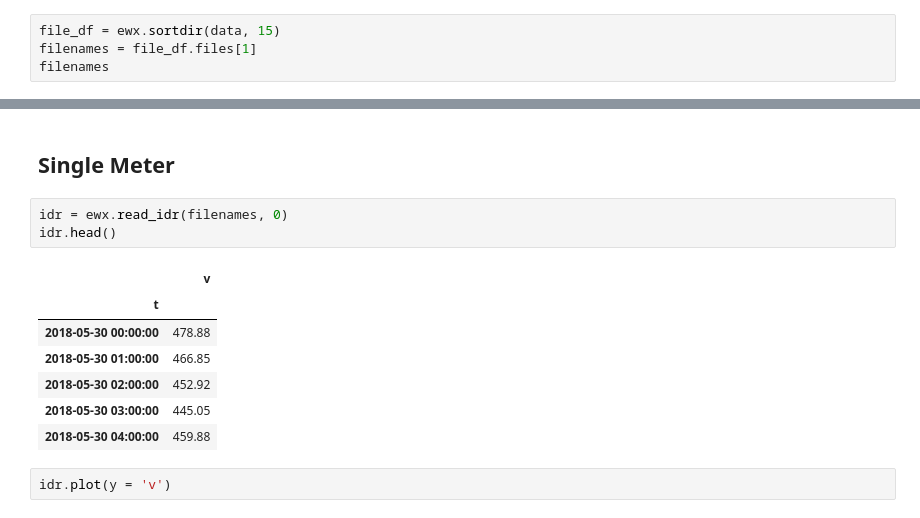
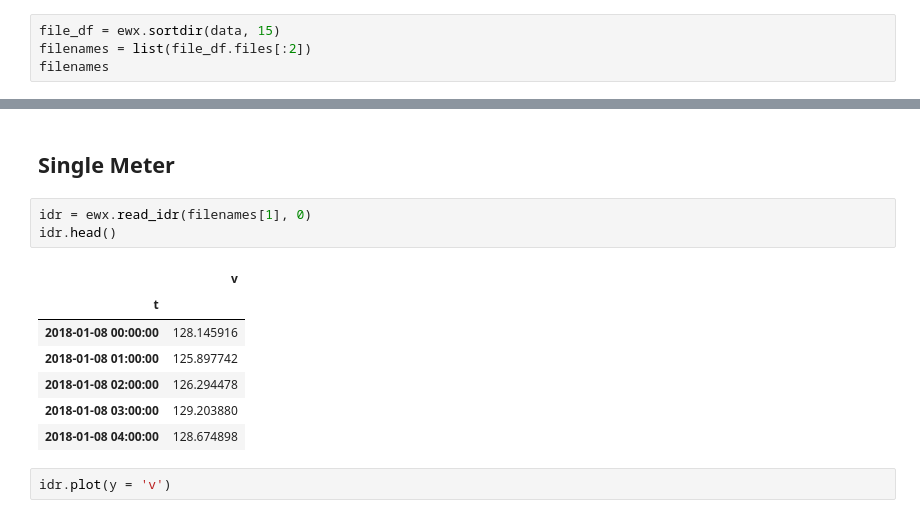
Before and after one commit to stevenhurwitt/LA-tools, a Jupyter notebook: EWX_Forecast/IDR_download_timeshift.ipynb, the cells around one changed output, grey strips where cells are left out. Drawn from its saved outputs; the diff is of its cells as text.

```diff
--- a/EWX_Forecast/IDR_download_timeshift.ipynb
+++ b/EWX_Forecast/IDR_download_timeshift.ipynb
@@ -25,7 +25,7 @@ working in C:\Users\wb5888\LA-tools\EWX_Forecast, reading data from C:\Users\wb5
 ### Show directory files
 # %%
 file_df = ewx.sortdir(data, 15)
-filenames = file_df.files[1]
+filenames = list(file_df.files[:2])
 filenames
 # %% [output]
 files found in dir:  C:\Users\wb5888\LA-tools\EWX_Forecast\csv
@@ -51,16 +51,16 @@ files found in dir:  C:\Users\wb5888\LA-tools\EWX_Forecast\csv
 # %% [markdown]
 ## Single Meter
 # %%
-idr = ewx.read_idr(filenames, 0)
+idr = ewx.read_idr(filenames[1], 0)
 idr.head()
 # %% [output]
 |  | v |
 | t |  |
-| 2018-05-30 00:00:00 | 478.88 |
-| 2018-05-30 01:00:00 | 466.85 |
-| 2018-05-30 02:00:00 | 452.92 |
-| 2018-05-30 03:00:00 | 445.05 |
-| 2018-05-30 04:00:00 | 459.88 |
+| 2018-01-08 00:00:00 | 128.145916 |
+| 2018-01-08 01:00:00 | 125.897742 |
+| 2018-01-08 02:00:00 | 126.294478 |
+| 2018-01-08 03:00:00 | 129.203880 |
+| 2018-01-08 04:00:00 | 128.674898 |
 # %%
 idr.plot(y = 'v')
 # %% [output]
```
Also changed, not shown: parts of 16 cells of this notebook, 3 other files.
